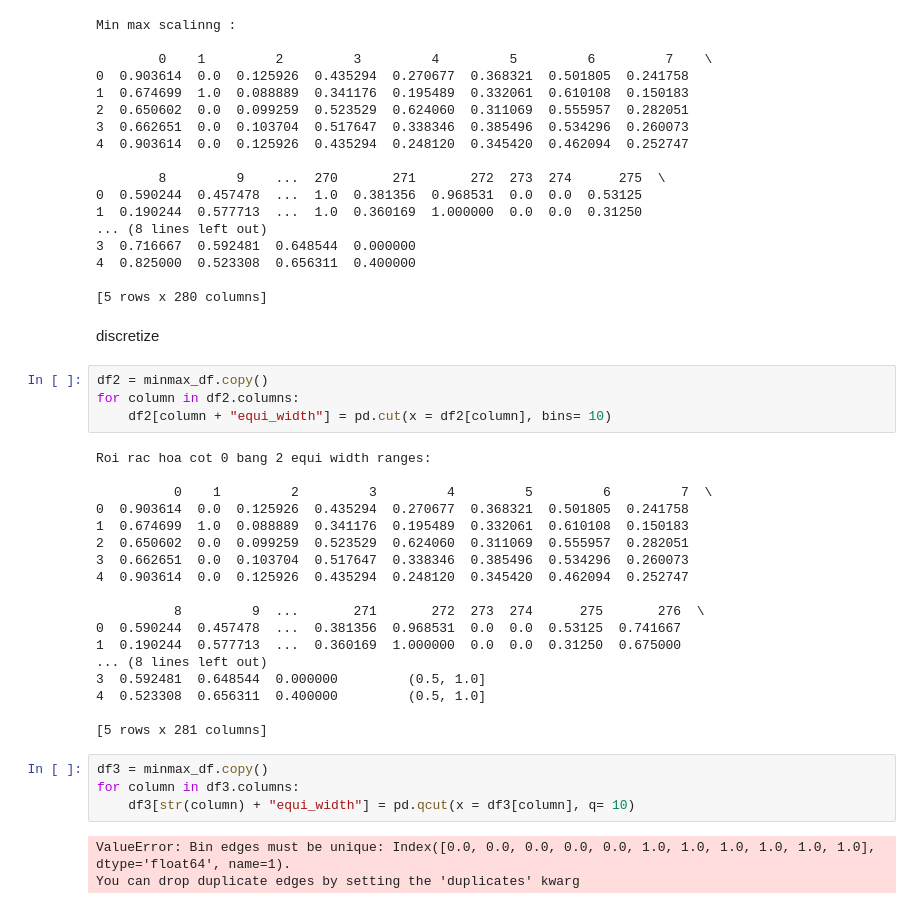
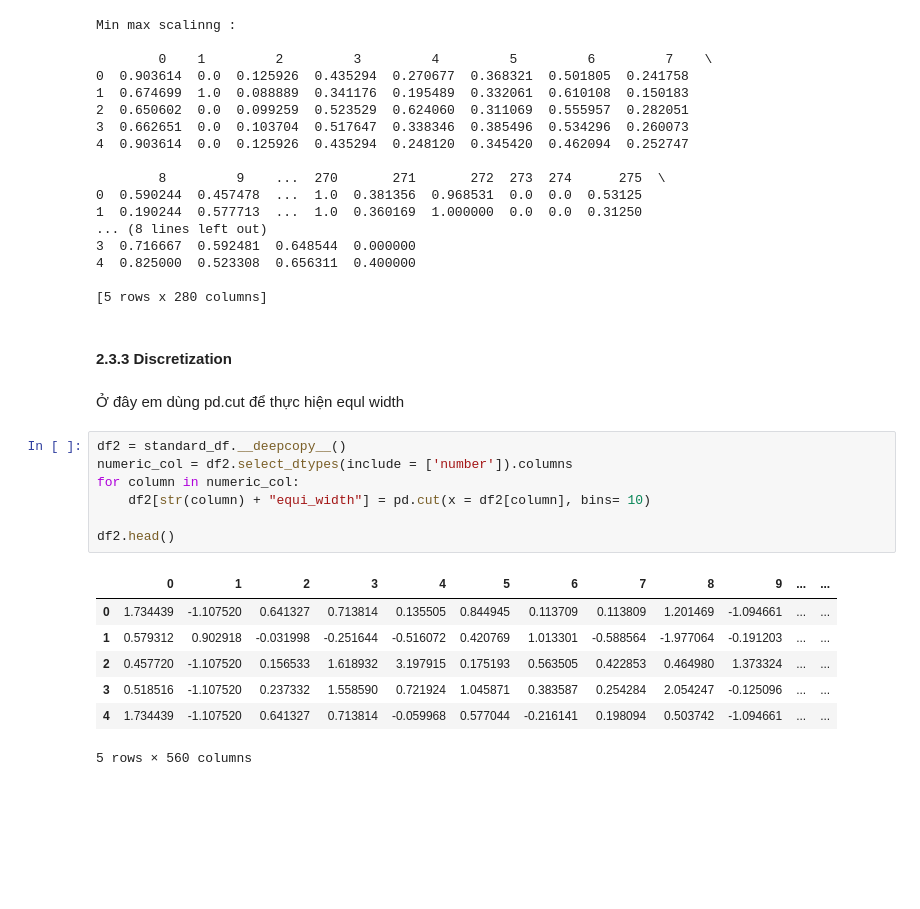
Before and after one commit to Likelipop/02-DM, a Jupyter notebook: Lab01/Code1.ipynb, the cells around one changed output. Cells and saved outputs as stored; diff of their text form; blank space fills up the shorter version.

```diff
--- a/Lab01/Code1.ipynb
+++ b/Lab01/Code1.ipynb
@@ -393,34 +405,22 @@ Min max scalinng :
 4  0.825000  0.523308  0.656311  0.400000
 
 [5 rows x 280 columns]
-# %% [markdown]
-discretize
+# %% [markdown]
+<h4> 2.3.3 Discretization </h4>
+# %% [markdown]
+Ở đây em dùng pd.cut để thực hiện equl width
 # %%
-df2 = minmax_df.copy()
-for column in df2.columns:
-    df2[column + "equi_width"] = pd.cut(x = df2[column], bins= 10)
+df2 = standard_df.__deepcopy__()
+numeric_col = df2.select_dtypes(include = ['number']).columns
+for column in numeric_col:
+    df2[str(column) + "equi_width"] = pd.cut(x = df2[column], bins= 10)
+
+df2.head()
 # %% [output]
+|  | 0 | 1 | 2 | 3 | 4 | 5 | 6 | 7 | 8 | 9 | ... | ... |
+| 0 | 1.734439 | -1.107520 | 0.641327 | 0.713814 | 0.135505 | 0.844945 | 0.113709 | 0.113809 | 1.201469 | -1.094661 | ... | ... |
+| 1 | 0.579312 | 0.902918 | -0.031998 | -0.251644 | -0.516072 | 0.420769 | 1.013301 | -0.588564 | -1.977064 | -0.191203 | ... | ... |
+| 2 | 0.457720 | -1.107520 | 0.156533 | 1.618932 | 3.197915 | 0.175193 | 0.563505 | 0.422853 | 0.464980 | 1.373324 | ... | ... |
+| 3 | 0.518516 | -1.107520 | 0.237332 | 1.558590 | 0.721924 | 1.045871 | 0.383587 | 0.254284 | 2.054247 | -0.125096 | ... | ... |
+| 4 | 1.734439 | -1.107520 | 0.641327 | 0.713814 | -0.059968 | 0.577044 | -0.216141 | 0.198094 | 0.503742 | -1.094661 | ... | ... |
-Roi rac hoa cot 0 bang 2 equi width ranges:
-
-          0    1         2         3         4         5         6         7  \
-0  0.903614  0.0  0.125926  0.435294  0.270677  0.368321  0.501805  0.241758
-1  0.674699  1.0  0.088889  0.341176  0.195489  0.332061  0.610108  0.150183
-2  0.650602  0.0  0.099259  0.523529  0.624060  0.311069  0.555957  0.282051
-3  0.662651  0.0  0.103704  0.517647  0.338346  0.385496  0.534296  0.260073
-4  0.903614  0.0  0.125926  0.435294  0.248120  0.345420  0.462094  0.252747
-
-          8         9  ...       271       272  273  274      275       276  \
-0  0.590244  0.457478  ...  0.381356  0.968531  0.0  0.0  0.53125  0.741667
-1  0.190244  0.577713  ...  0.360169  1.000000  0.0  0.0  0.31250  0.675000
-... (8 lines left out)
-3  0.592481  0.648544  0.000000         (0.5, 1.0]
-4  0.523308  0.656311  0.400000         (0.5, 1.0]
-
-[5 rows x 281 columns]
+5 rows × 560 columns
-# %%
-df3 = minmax_df.copy()
-for column in df3.columns:
-    df3[str(column) + "equi_width"] = pd.qcut(x = df3[column], q= 10)
-# %% [output]
-ValueError: Bin edges must be unique: Index([0.0, 0.0, 0.0, 0.0, 0.0, 1.0, 1.0, 1.0, 1.0, 1.0, 1.0], dtype='float64', name=1).
-You can drop duplicate edges by setting the 'duplicates' kwarg
```
Also changed, not shown: parts of 34 cells of this notebook, 7 other files.
